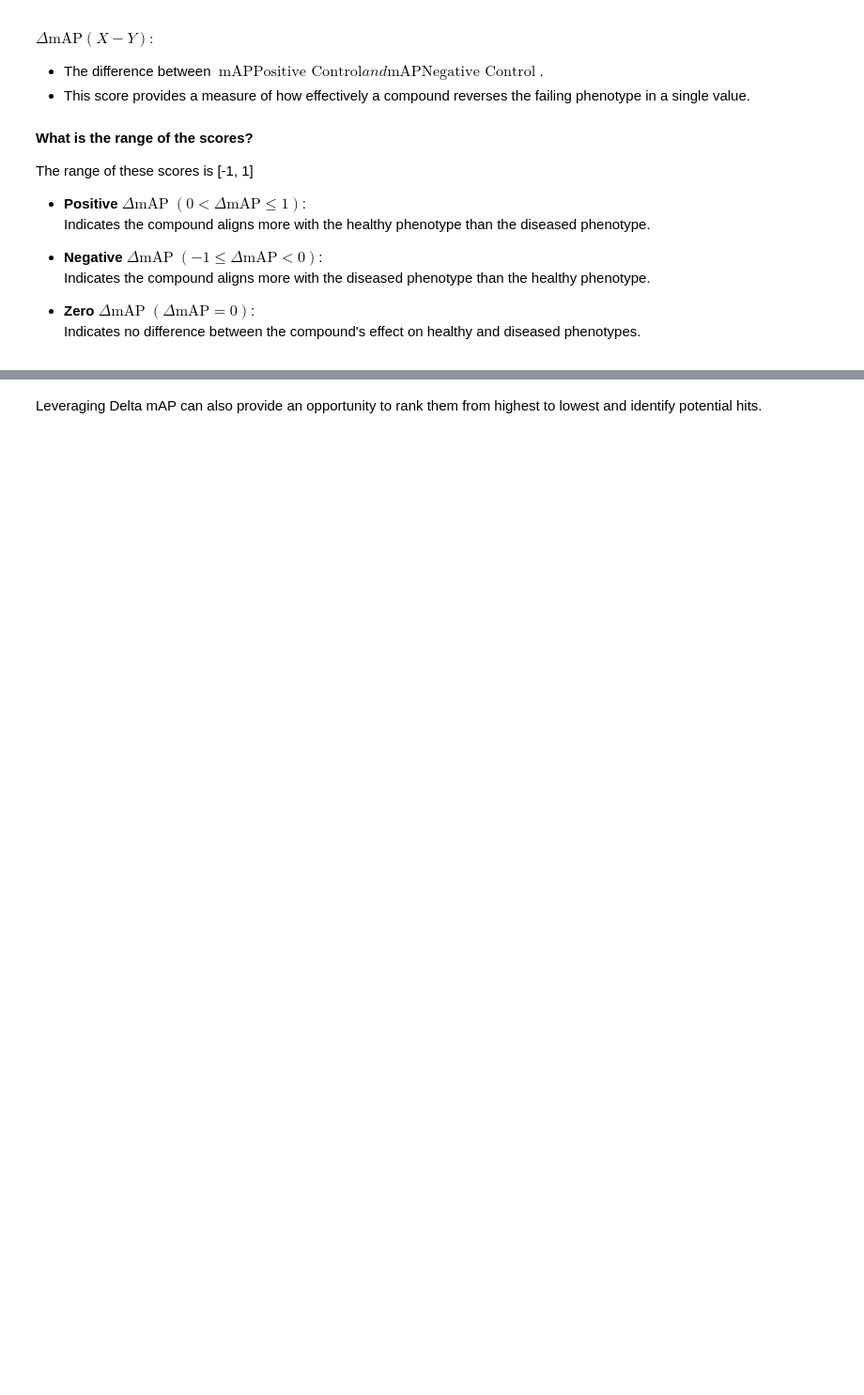
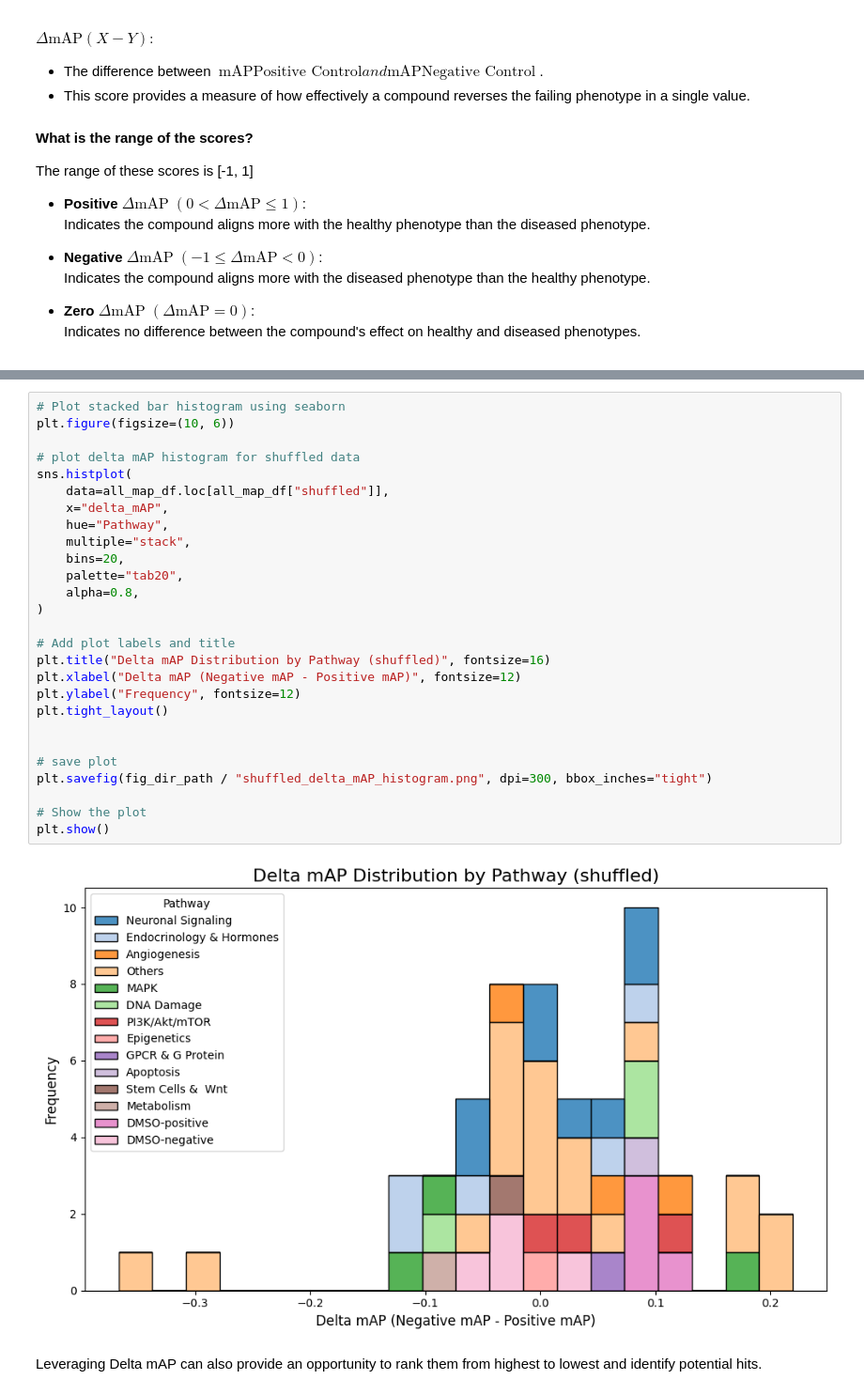
Before and after one commit to axiomcura/CFReT-screen-mAP-analysis, a Jupyter notebook: notebooks/1.map-analysis/2.map-analysis.ipynb, the cells around one changed output, grey strips where cells are left out. Shown: that part at 94% size. Saved outputs shown, nothing was run; the diff lists cells and outputs as text; blank space fills up the shorter version.

```diff
--- a/notebooks/1.map-analysis/2.map-analysis.ipynb
+++ b/notebooks/1.map-analysis/2.map-analysis.ipynb
@@ -610,3 +615,32 @@ plt.show()
+# %%
+# Plot stacked bar histogram using seaborn
+plt.figure(figsize=(10, 6))
+
+# plot delta mAP histogram for shuffled data
+sns.histplot(
+    data=all_map_df.loc[all_map_df["shuffled"]],
+    x="delta_mAP",
+    hue="Pathway",
+    multiple="stack",
+    bins=20,
+    palette="tab20",
+    alpha=0.8,
+)
+
+# Add plot labels and title
+plt.title("Delta mAP Distribution by Pathway (shuffled)", fontsize=16)
+plt.xlabel("Delta mAP (Negative mAP - Positive mAP)", fontsize=12)
+plt.ylabel("Frequency", fontsize=12)
+plt.tight_layout()
+
+
+# save plot
+plt.savefig(fig_dir_path / "shuffled_delta_mAP_histogram.png", dpi=300, bbox_inches="tight")
+
+# Show the plot
+plt.show()
+# %% [output]
+[figure, added]
 # %% [markdown]
 Leveraging Delta mAP can also provide an opportunity to rank them from highest to lowest and identify potential hits.
 # %%
```
Also changed, not shown: parts of 6 cells of this notebook, 20 other files.
